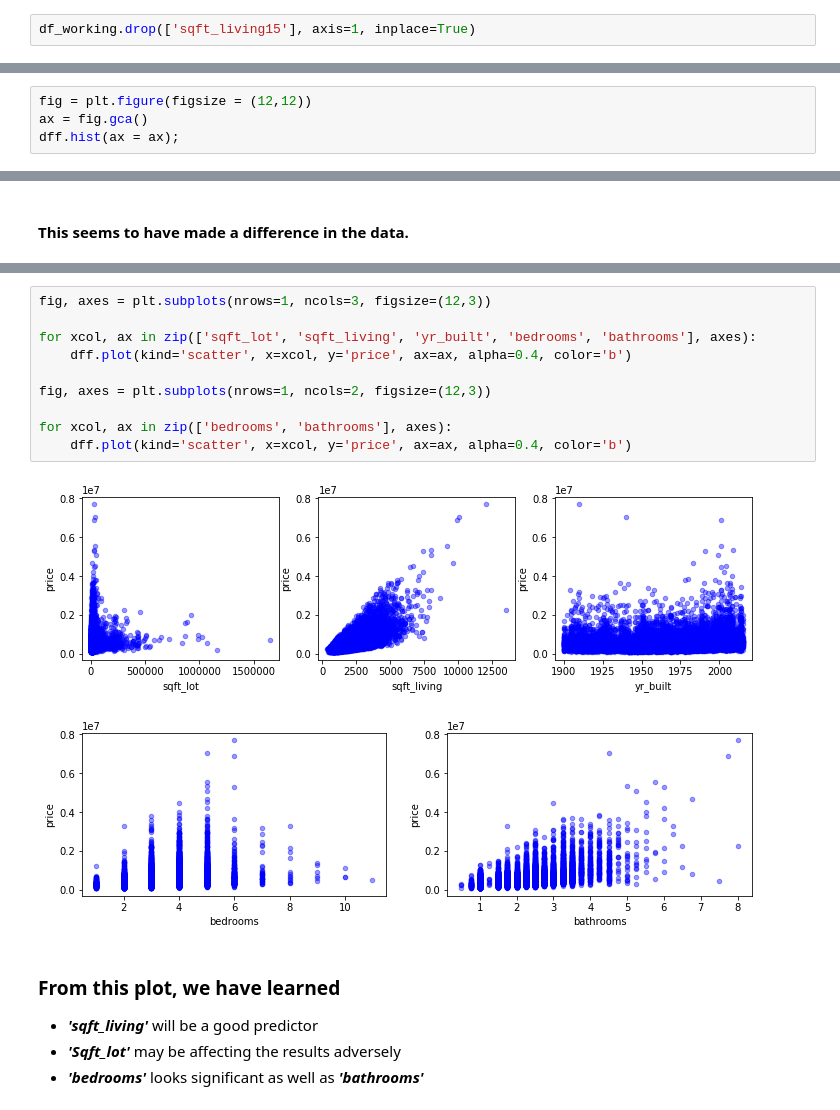
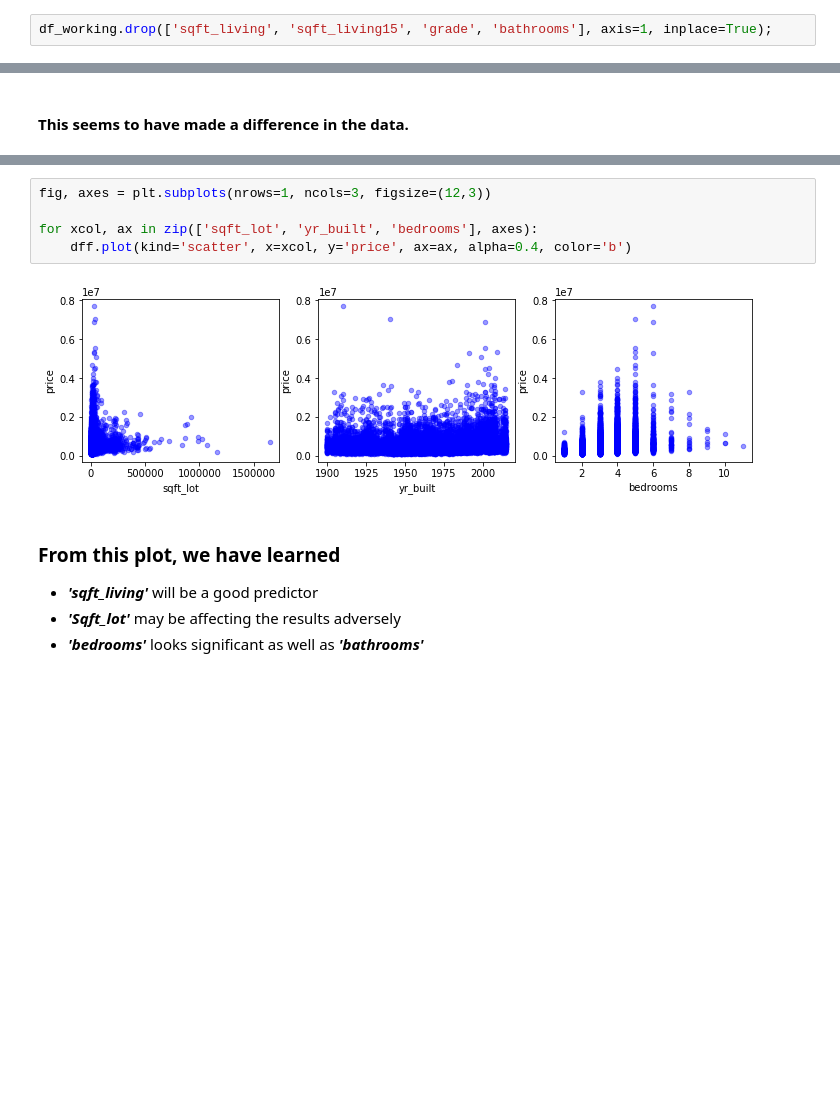
Before and after one commit to Cheffrey2000/Real-Estate-Price_Prediction, a Jupyter notebook: Jeffrey Hinkle KC Housing Data Analysis.ipynb, the cells around one changed output, grey strips where cells are left out. Drawn from its saved outputs; the diff is of its cells as text; blank space fills up the shorter version.

```diff
--- a/Jeffrey Hinkle KC Housing Data Analysis.ipynb
+++ b/Jeffrey Hinkle KC Housing Data Analysis.ipynb
@@ -333,2 +350,2 @@ __*grade*__ also seems to have high correlation with other variables, so we will
 # %%
-df_working.drop(['sqft_living15'], axis=1, inplace=True)
+df_working.drop(['sqft_living', 'sqft_living15', 'grade', 'bathrooms'], axis=1, inplace=True);
@@ -402,5 +414 @@ Warnings:
 strong multicollinearity or other numerical problems.
-# %%
-fig = plt.figure(figsize = (12,12))
-ax = fig.gca()
-dff.hist(ax = ax);
@@ -449,16 +450,10 @@ array([[<matplotlib.axes._subplots.AxesSubplot object at 0x...>,
 # %%
 fig, axes = plt.subplots(nrows=1, ncols=3, figsize=(12,3))
 
-for xcol, ax in zip(['sqft_lot', 'sqft_living', 'yr_built', 'bedrooms', 'bathrooms'], axes):
+for xcol, ax in zip(['sqft_lot', 'yr_built', 'bedrooms'], axes):
     dff.plot(kind='scatter', x=xcol, y='price', ax=ax, alpha=0.4, color='b')
-
-fig, axes = plt.subplots(nrows=1, ncols=2, figsize=(12,3))
-
-for xcol, ax in zip(['bedrooms', 'bathrooms'], axes):
-    dff.plot(kind='scatter', x=xcol, y='price', ax=ax, alpha=0.4, color='b')
 # %% [output]
-[figure, old version]
+[figure, new version]
-[figure, removed]
 # %% [markdown]
 ### From this plot, we have learned<br>
 - __*'sqft_living'*__ will be a good predictor<br>
```
Also changed, not shown: parts of 49 cells of this notebook, 1 other file.
